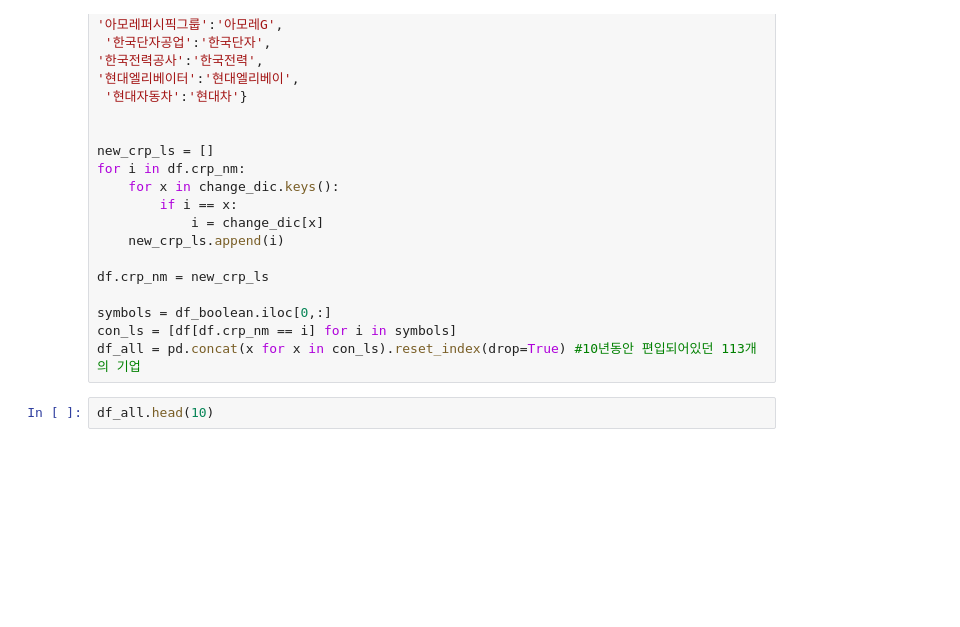
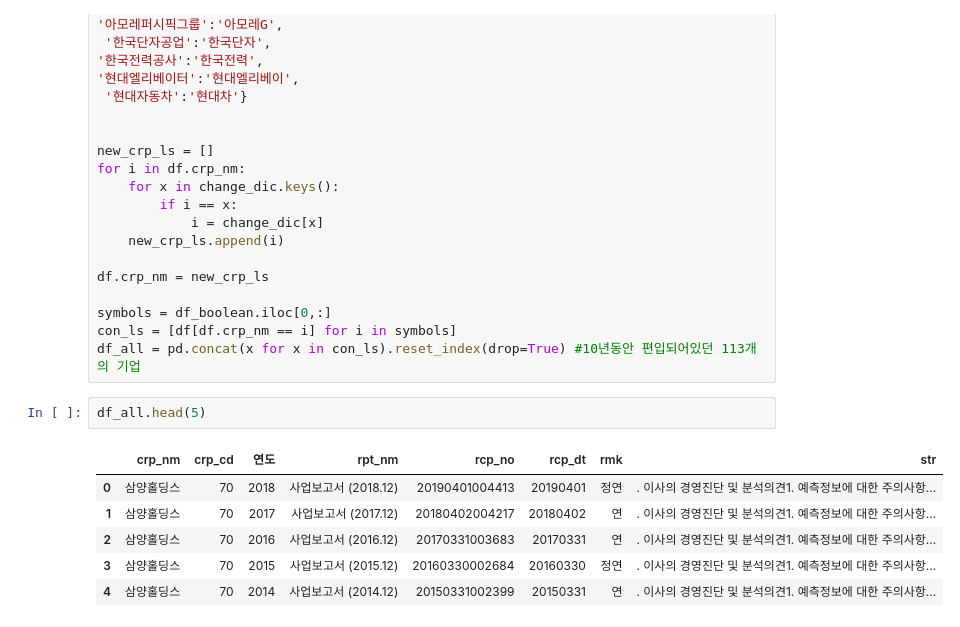
Before and after one commit to Yphy/Textmining, a Jupyter notebook: weak_supervision/1.kospi200 data.ipynb, the cells around one changed output. Drawn from its saved outputs; the diff is of its cells as text; blank space fills up the shorter version.

```diff
--- a/weak_supervision/1.kospi200 data.ipynb
+++ b/weak_supervision/1.kospi200 data.ipynb
@@ -189,4 +213,11 @@ symbols = df_boolean.iloc[0,:]
 con_ls = [df[df.crp_nm == i] for i in symbols]
 df_all = pd.concat(x for x in con_ls).reset_index(drop=True) #10년동안 편입되어있던 113개의 기업
 # %%
-df_all.head(10)
+df_all.head(5)
+# %% [output]
+|  | crp_nm | crp_cd | 연도 | rpt_nm | rcp_no | rcp_dt | rmk | str |
+| 0 | 삼양홀딩스 | 70 | 2018 | 사업보고서 (2018.12) | 20190401004413 | 20190401 | 정연 | . 이사의 경영진단 및 분석의견1. 예측정보에 대한 주의사항... |
+| 1 | 삼양홀딩스 | 70 | 2017 | 사업보고서 (2017.12) | 20180402004217 | 20180402 | 연 | . 이사의 경영진단 및 분석의견1. 예측정보에 대한 주의사항... |
+| 2 | 삼양홀딩스 | 70 | 2016 | 사업보고서 (2016.12) | 20170331003683 | 20170331 | 연 | . 이사의 경영진단 및 분석의견1. 예측정보에 대한 주의사항... |
+| 3 | 삼양홀딩스 | 70 | 2015 | 사업보고서 (2015.12) | 20160330002684 | 20160330 | 정연 | . 이사의 경영진단 및 분석의견1. 예측정보에 대한 주의사항... |
+| 4 | 삼양홀딩스 | 70 | 2014 | 사업보고서 (2014.12) | 20150331002399 | 20150331 | 연 | . 이사의 경영진단 및 분석의견1. 예측정보에 대한 주의사항... |
```
Also changed, not shown: parts of 4 cells of this notebook, 1 other file.
